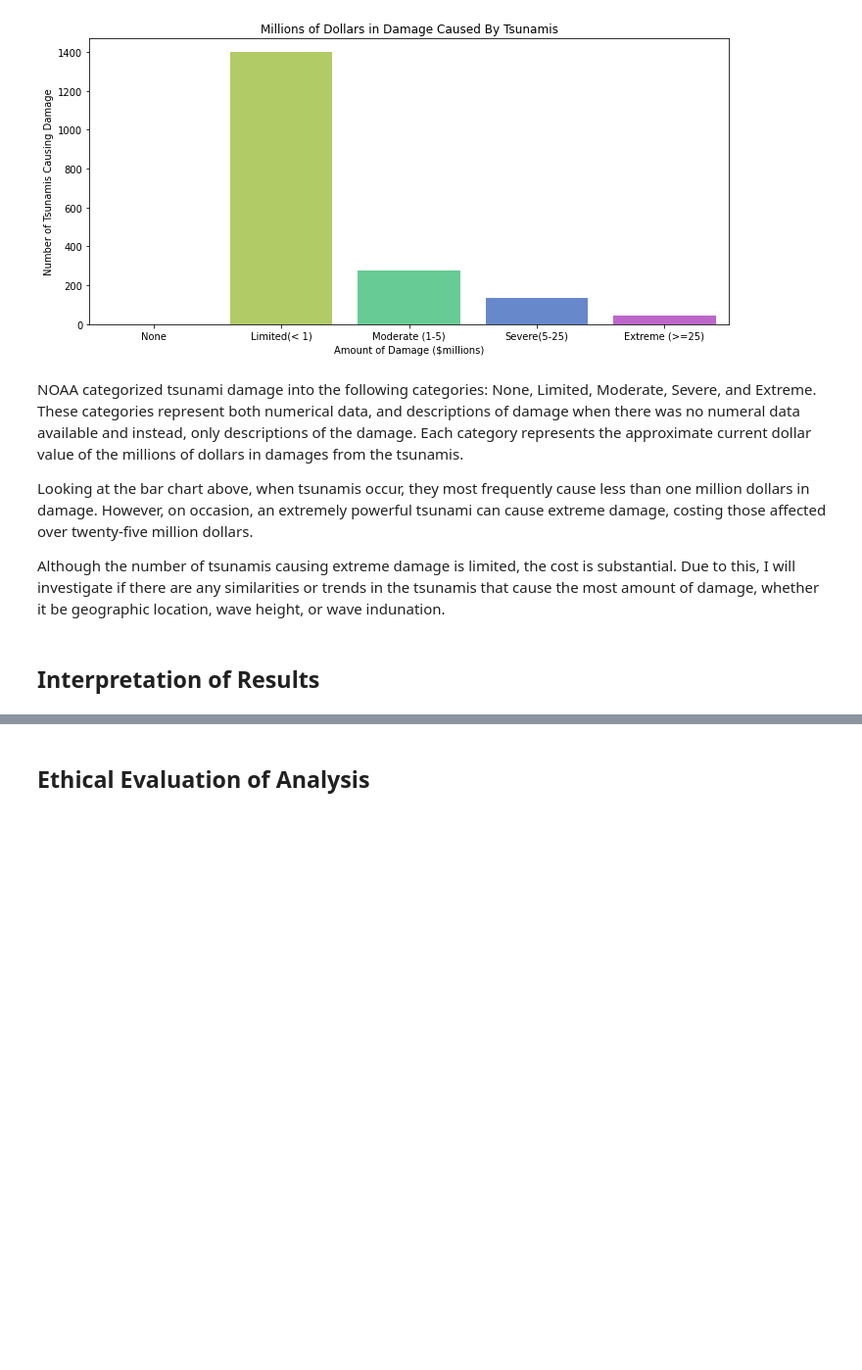
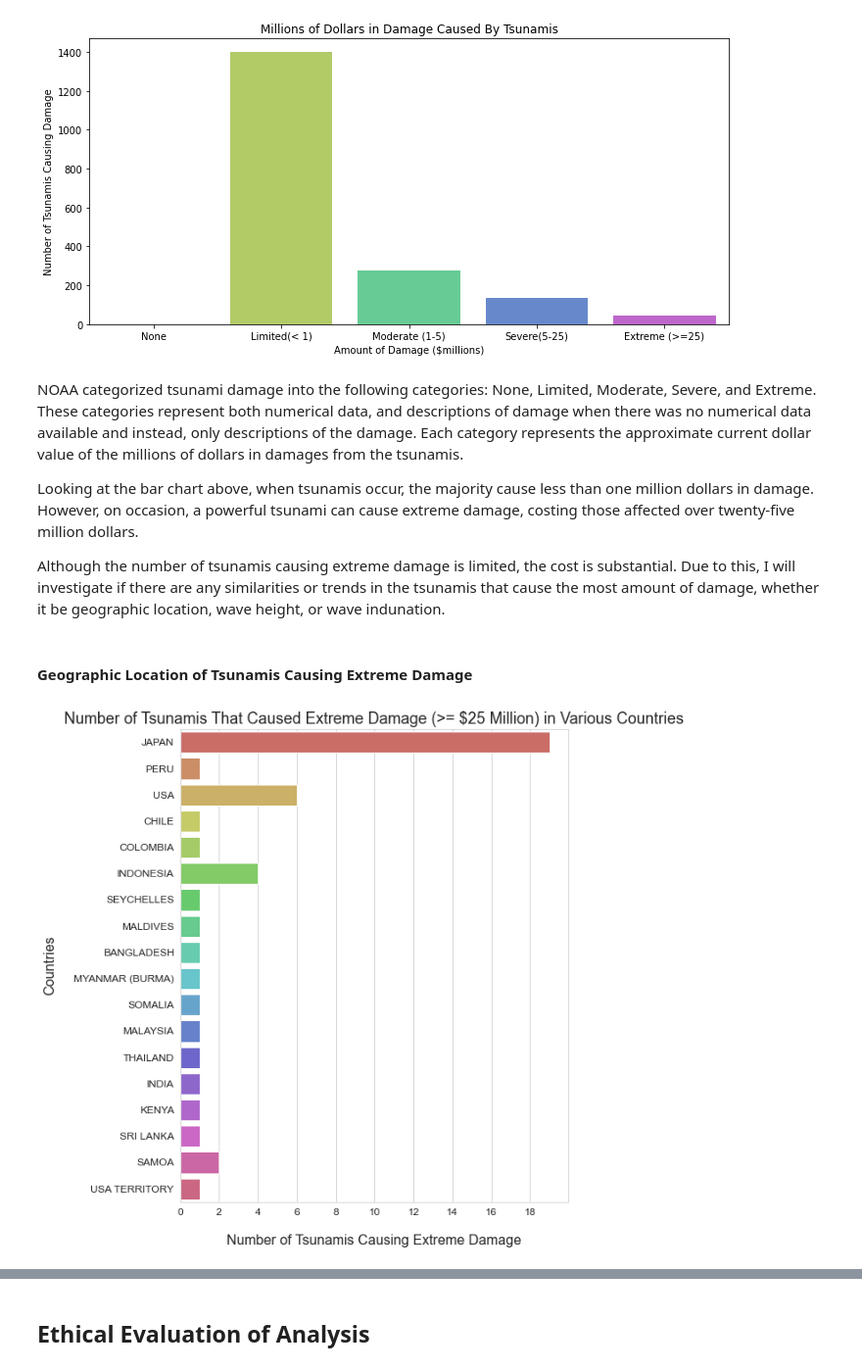
Before and after one commit to gbugieda/midtem-367-datascience, a Jupyter notebook: Final-Tsunami-Impact.ipynb, the cells around one changed output, grey strips where cells are left out. Shown at 98% size. Drawn from its saved outputs; the diff is of its cells as text; code cells hidden in the pictures; blank space fills up the shorter version.

```diff
--- a/Final-Tsunami-Impact.ipynb
+++ b/Final-Tsunami-Impact.ipynb
@@ -58,10 +66,26 @@ plt.show()
 # %% [output]
 [figure]
 # %% [markdown]
-NOAA categorized tsunami damage into the following categories: None, Limited, Moderate, Severe, and Extreme.  These categories represent both numerical data, and descriptions of damage when there was no numeral data available and instead, only descriptions of the damage.  Each category represents the approximate current dollar value of the millions of dollars in damages from the tsunamis.  <br>
+NOAA categorized tsunami damage into the following categories: None, Limited, Moderate, Severe, and Extreme.  These categories represent both numerical data, and descriptions of damage when there was no numerical data available and instead, only descriptions of the damage.  Each category represents the approximate current dollar value of the millions of dollars in damages from the tsunamis.  <br>
 
-Looking at the bar chart above, when tsunamis occur, they most frequently cause less than one million dollars in damage.  However, on occasion, an extremely powerful tsunami can cause extreme damage, costing those affected over twenty-five million dollars. <br>
+Looking at the bar chart above, when tsunamis occur, the majority cause less than one million dollars in damage.  However, on occasion, a powerful tsunami can cause extreme damage, costing those affected over twenty-five million dollars. <br>
 
 Although the number of tsunamis causing extreme damage is limited, the cost is substantial.  Due to this, I will investigate if there are any similarities or trends in the tsunamis that cause the most amount of damage, whether it be geographic location, wave height, or wave indunation.
-# %% [markdown]
-## Interpretation of Results
+# %% [markdown]
+#### Geographic Location of Tsunamis Causing Extreme Damage
+# %%
+mask = damage_df['Damage Description'] =='Extreme (>=25)'
+location = damage_df[mask] #only collecting data where Dam. Desc. category is extreme
+
+tick_spacing = 2
+plt.figure(figsize=(8,10))
+plt.rcParams['font.size'] = '12'
+sns.set_style('whitegrid')
+ax = sns.countplot(y='Country', data = location, palette = 'hls')
+ax.xaxis.set_major_locator(ticker.MultipleLocator(tick_spacing))
+plt.xlabel("Number of Tsunamis Causing Extreme Damage", fontsize=16,labelpad=20)
+plt.ylabel("Countries", fontsize=16,labelpad=20)
+plt.title("Number of Tsunamis That Caused Extreme Damage (>= $25 Million) in Various Countries", fontsize = 18)
+plt.show()
+# %% [output]
+[figure, added]
```
Also changed, not shown: parts of 10 cells of this notebook, 1 other file.
